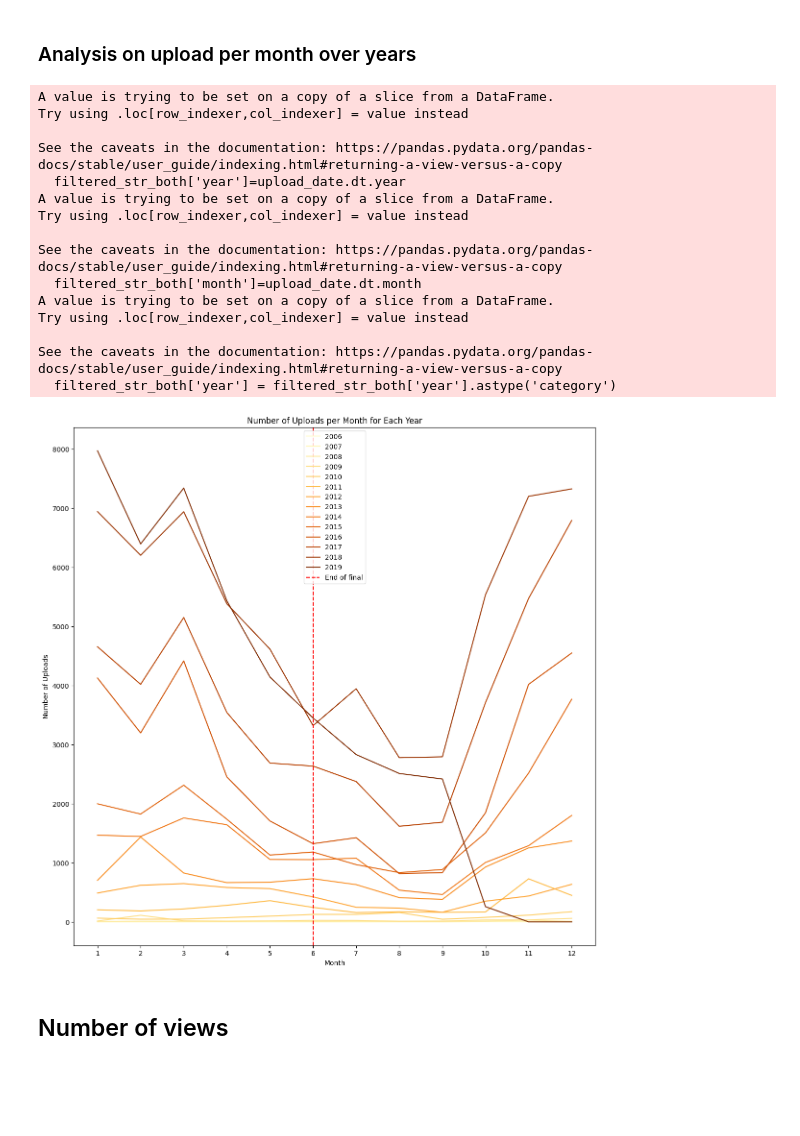
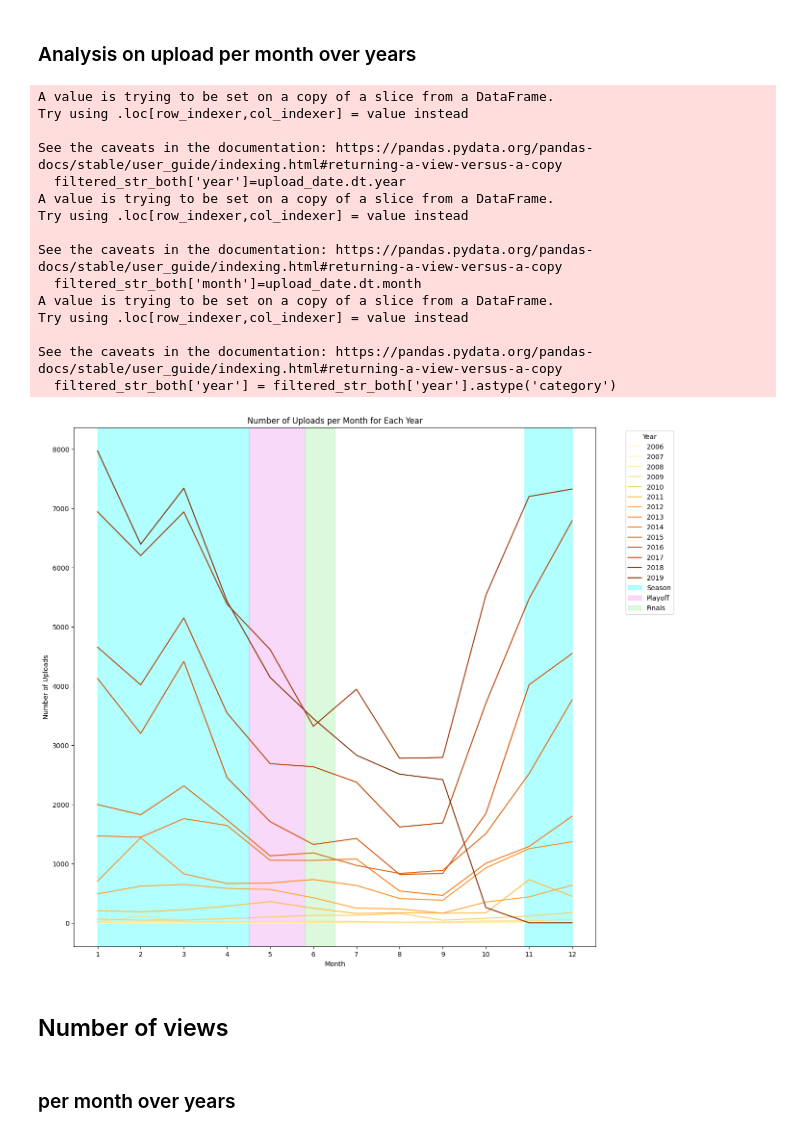
Before and after one commit to epfl-ada/ada-2024-project-robodatapioneers2024, a Jupyter notebook: NBA_analysis.ipynb, the cells around one changed output. Drawn from its saved outputs; the diff is of its cells as text; code cells hidden in the pictures; blank space fills up the shorter version.

```diff
--- a/NBA_analysis.ipynb
+++ b/NBA_analysis.ipynb
@@ -179,37 +179,44 @@ filtered_str_both['month']=upload_date.dt.month
 filtered_str_both['year'] = filtered_str_both['year'].astype('category')
 
 upload_counts = filtered_str_both.groupby(['year', 'month']).size().reset_index(name='upload_count')
 plt.figure(figsize=(14, 14))
 sns.lineplot(data=upload_counts,x='month', y='upload_count',hue='year', palette="YlOrBr")
 
 plt.title('Number of Uploads per Month for Each Year')
 plt.xlabel('Month')
 plt.ylabel('Number of Uploads')
-plt.axvline(x=6, color='red', linestyle='--', label='End of final')
+
+plt.axvspan(1, 4.5, color='cyan', alpha=0.3, label='Season')
+plt.axvspan(10.9, 12, color='cyan', alpha=0.3)
+# plt.axvline(x=4.5, color='violet', linestyle='--', label='Playoff starts')
+plt.axvspan(4.5, 5.8, color='violet', alpha=0.3, label='Playoff')
+plt.axvspan(5.8, 6.5, color='lightgreen', alpha=0.3, label='Finals')
 
 plt.legend(title='Year', bbox_to_anchor=(1.05, 1), loc='upper left')
 plt.xticks(np.arange(1, 13, 1))
 
 plt.show()
 # %% [output]
 A value is trying to be set on a copy of a slice from a DataFrame.
 Try using .loc[row_indexer,col_indexer] = value instead
 
 See the caveats in the documentation: https://pandas.pydata.org/pandas-docs/stable/user_guide/indexing.html#returning-a-view-versus-a-copy
   filtered_str_both['year']=upload_date.dt.year
 A value is trying to be set on a copy of a slice from a DataFrame.
 Try using .loc[row_indexer,col_indexer] = value instead
 
 See the caveats in the documentation: https://pandas.pydata.org/pandas-docs/stable/user_guide/indexing.html#returning-a-view-versus-a-copy
   filtered_str_both['month']=upload_date.dt.month
 A value is trying to be set on a copy of a slice from a DataFrame.
 Try using .loc[row_indexer,col_indexer] = value instead
 
 See the caveats in the documentation: https://pandas.pydata.org/pandas-docs/stable/user_guide/indexing.html#returning-a-view-versus-a-copy
   filtered_str_both['year'] = filtered_str_both['year'].astype('category')
-[figure, old version]
+[figure, new version]
 # %% [markdown]
 ## Number of views
+# %% [markdown]
+### per month over years
 # %%
 plt.figure(figsize=(14, 14))
 sns.lineplot(data=filtered_str_both,x='month', y='view_count',hue='year',estimator="sum", palette="YlOrBr")
```
Also changed, not shown: parts of 4 cells of this notebook.
